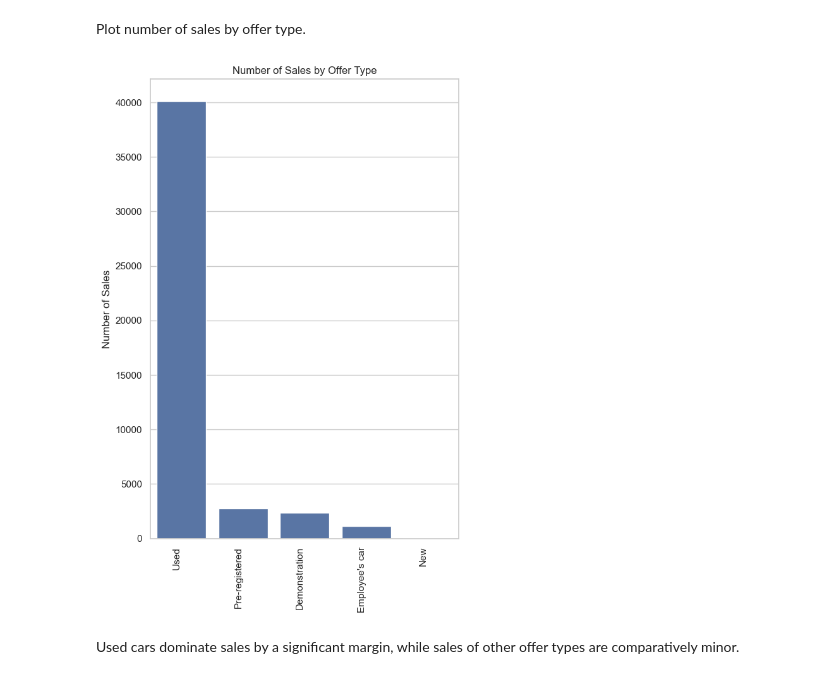
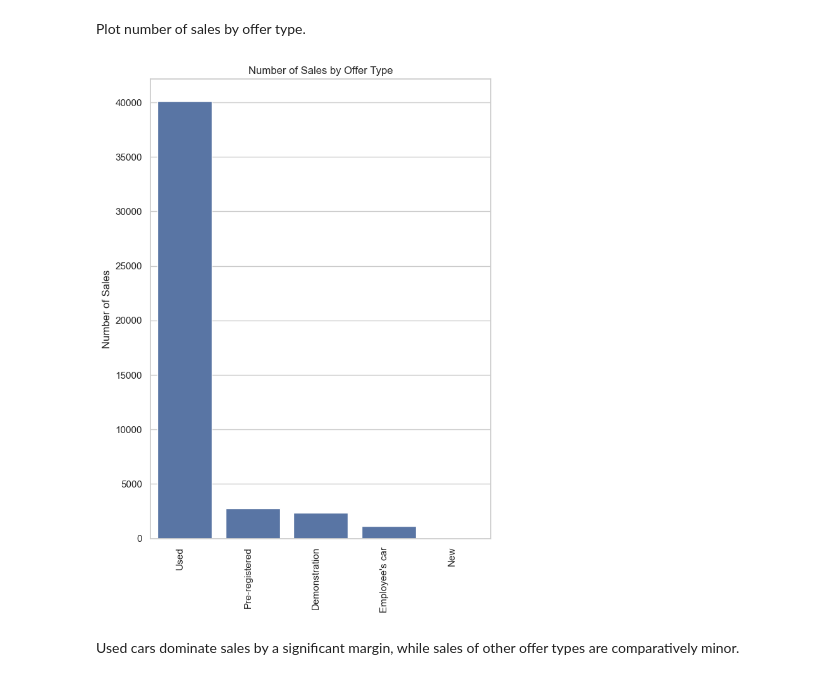
Before and after one commit to JAlbertOfficial/autoscout24-car-price-prediction, a Jupyter notebook: notebooks/1.0-ja-initial-data-exploration.ipynb, the cells around one changed output. Saved outputs shown, nothing was run; the diff lists cells and outputs as text; code cells hidden in the pictures.

```diff
--- a/notebooks/1.0-ja-initial-data-exploration.ipynb
+++ b/notebooks/1.0-ja-initial-data-exploration.ipynb
@@ -246,25 +250,26 @@ Plot number of sales by offer type.
 # %%
 # Set the style for seaborn
 sns.set_theme(style="whitegrid")
 
 # Set up the matplotlib figure for each variable
-plt.figure(figsize=(6, 9))
+plt.figure(figsize=(6.5, 9))
 
 # Create a barplot for the current variable
 sns.barplot(x='Level', y='Count', data=counts_df[counts_df['Variable'] == 'offerType'])
 # Customize the plot
 plt.title(f'Number of Sales by Offer Type')
 plt.xlabel('')
 plt.ylabel('Number of Sales')
 
 # Rotate x-axis labels for better readability
 plt.xticks(rotation=90, ha='right')
 
 # Show the plot for the current variable
+plt.savefig('../reports/figures/sales_by_offertype.png')
 plt.tight_layout()
 plt.show()
 # %% [output]
-[figure, old version]
+[figure, new version]
 # %% [markdown]
 Used cars dominate sales by a significant margin, while sales of other offer types are comparatively minor.
 # %% [markdown]
```
Also changed, not shown: parts of 4 cells of this notebook, 5 other files.
